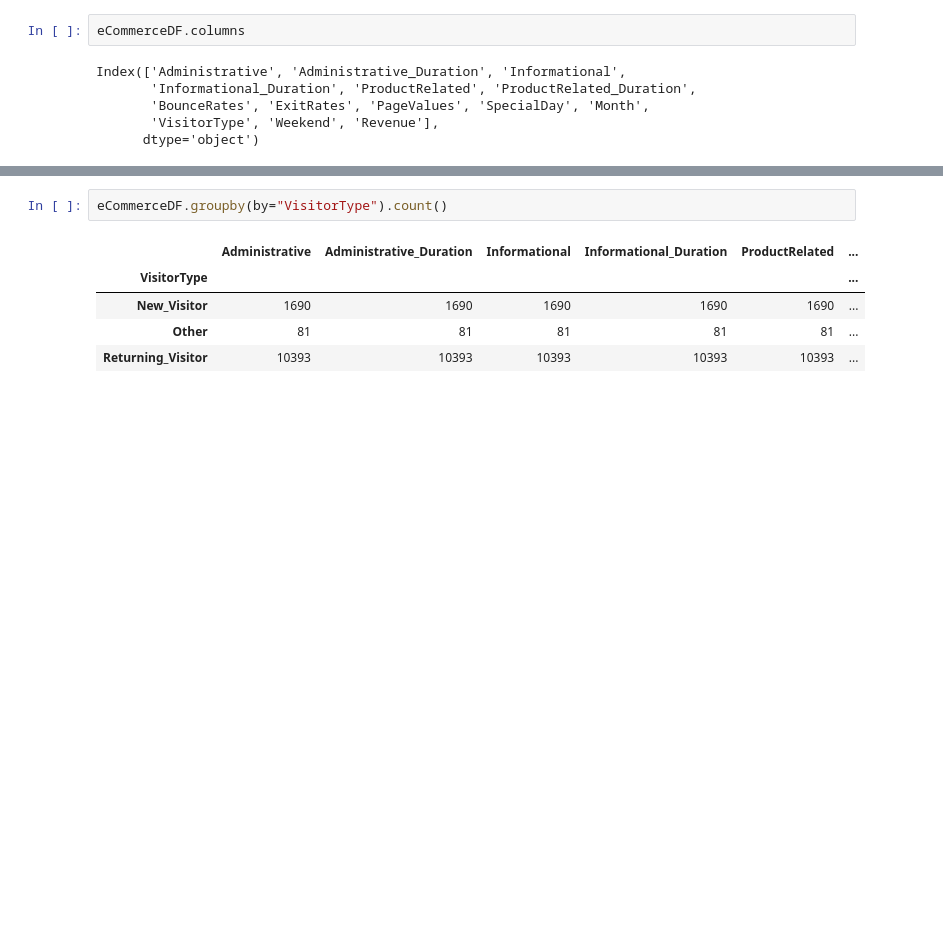
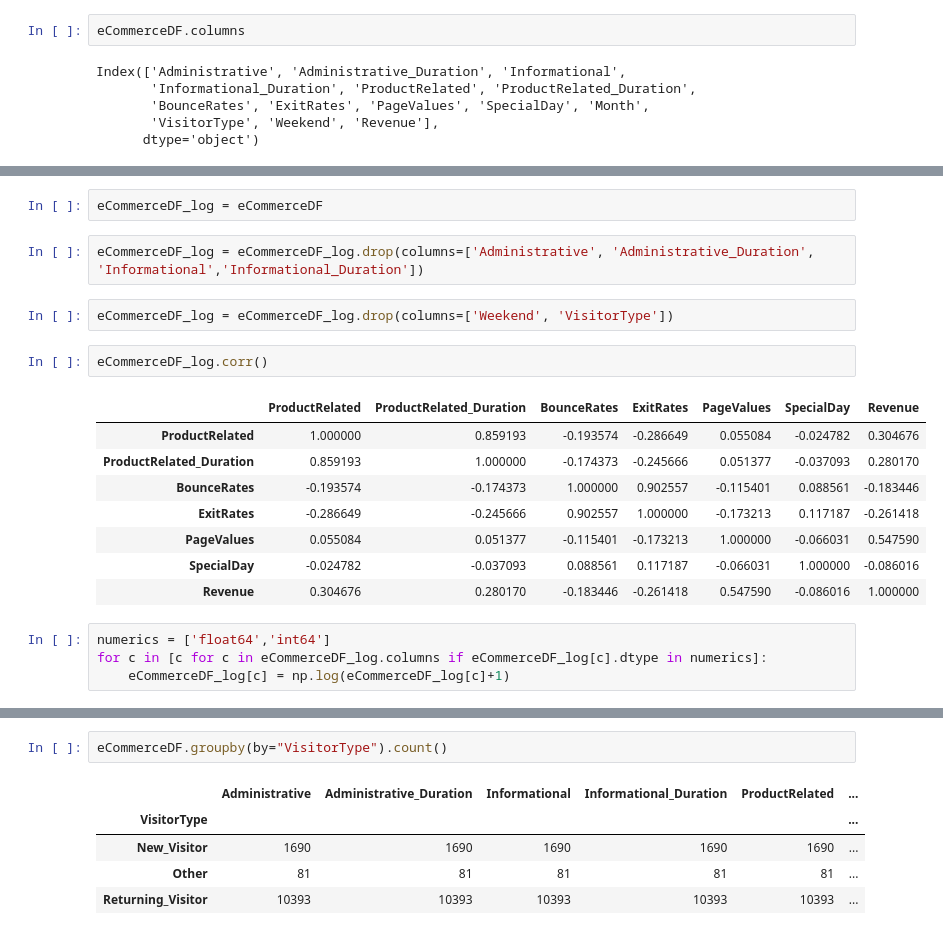
Before and after one commit to ivan-usd/panda-commerce, a Jupyter notebook: notebooks/ivanExploratoryNotebook.ipynb, the cells around one changed output, grey strips where cells are left out. Drawn from its saved outputs; the diff is of its cells as text; blank space fills up the shorter version.

```diff
--- a/notebooks/ivanExploratoryNotebook.ipynb
+++ b/notebooks/ivanExploratoryNotebook.ipynb
@@ -205,0 +215,21 @@ Index(['Administrative', 'Administrative_Duration', 'Informational',
+# %%
+eCommerceDF_log = eCommerceDF
+# %%
+eCommerceDF_log = eCommerceDF_log.drop(columns=['Administrative', 'Administrative_Duration', 'Informational','Informational_Duration'])
+# %%
+eCommerceDF_log = eCommerceDF_log.drop(columns=['Weekend', 'VisitorType'])
+# %%
+eCommerceDF_log.corr()
+# %% [output]
+|  | ProductRelated | ProductRelated_Duration | BounceRates | ExitRates | PageValues | SpecialDay | Revenue |
+| ProductRelated | 1.000000 | 0.859193 | -0.193574 | -0.286649 | 0.055084 | -0.024782 | 0.304676 |
+| ProductRelated_Duration | 0.859193 | 1.000000 | -0.174373 | -0.245666 | 0.051377 | -0.037093 | 0.280170 |
+| BounceRates | -0.193574 | -0.174373 | 1.000000 | 0.902557 | -0.115401 | 0.088561 | -0.183446 |
+| ExitRates | -0.286649 | -0.245666 | 0.902557 | 1.000000 | -0.173213 | 0.117187 | -0.261418 |
+| PageValues | 0.055084 | 0.051377 | -0.115401 | -0.173213 | 1.000000 | -0.066031 | 0.547590 |
+| SpecialDay | -0.024782 | -0.037093 | 0.088561 | 0.117187 | -0.066031 | 1.000000 | -0.086016 |
+| Revenue | 0.304676 | 0.280170 | -0.183446 | -0.261418 | 0.547590 | -0.086016 | 1.000000 |
+# %%
+numerics = ['float64','int64']
+for c in [c for c in eCommerceDF_log.columns if eCommerceDF_log[c].dtype in numerics]:
+    eCommerceDF_log[c] = np.log(eCommerceDF_log[c]+1)
```
Also changed, not shown: parts of 4 cells of this notebook.
